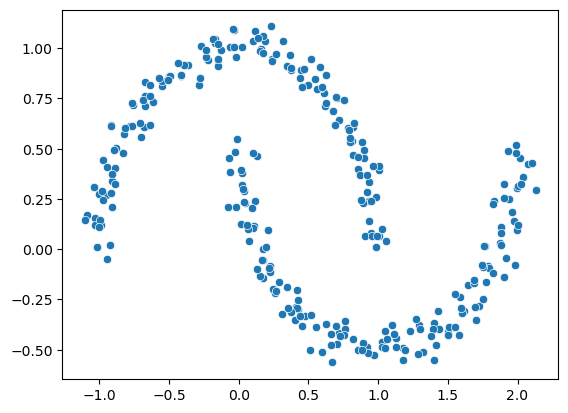
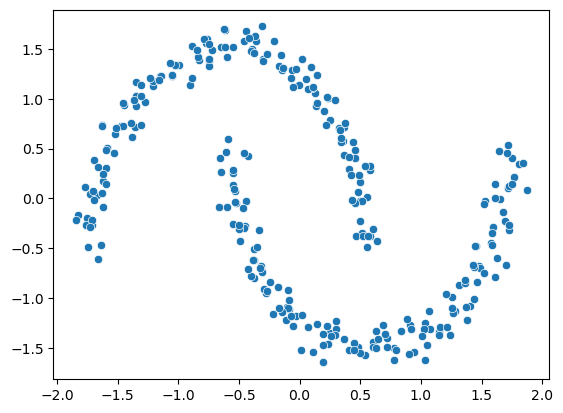
The change to this notebook cell's code, shown as a diff; its figure went from the first image to the second:
--- before
+++ after
@@ -1 +1 @@
-sns.scatterplot(x= X[:,0], y= X[:,1])
+sns.scatterplot(x= X_scaled[:,0], y= X_scaled[:,1])

Commit: AI/ML: KMeans  Algorithm applied on Non-Linear Data..